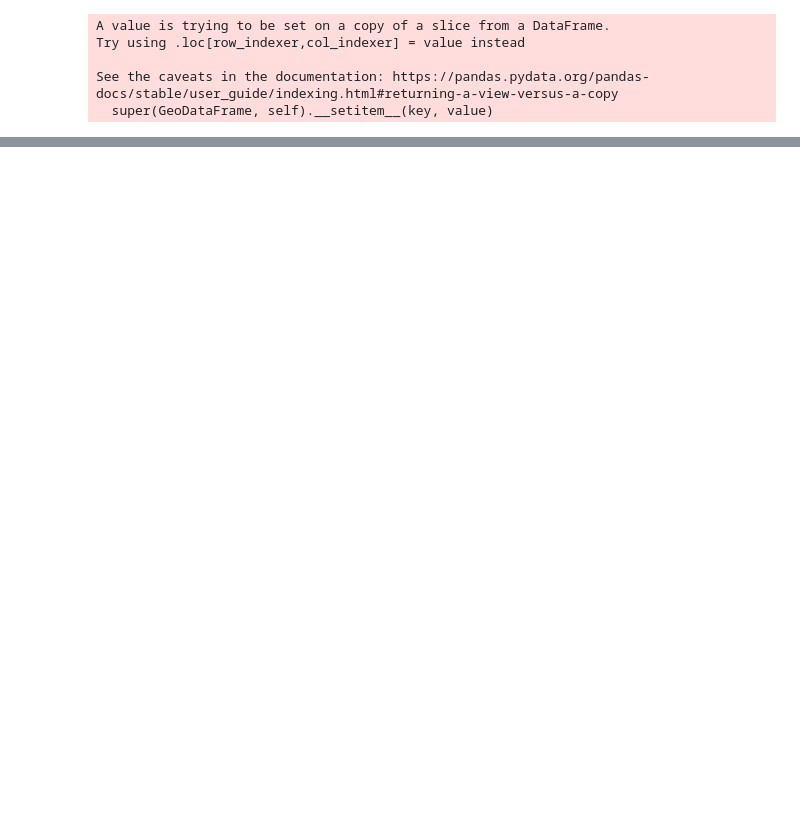
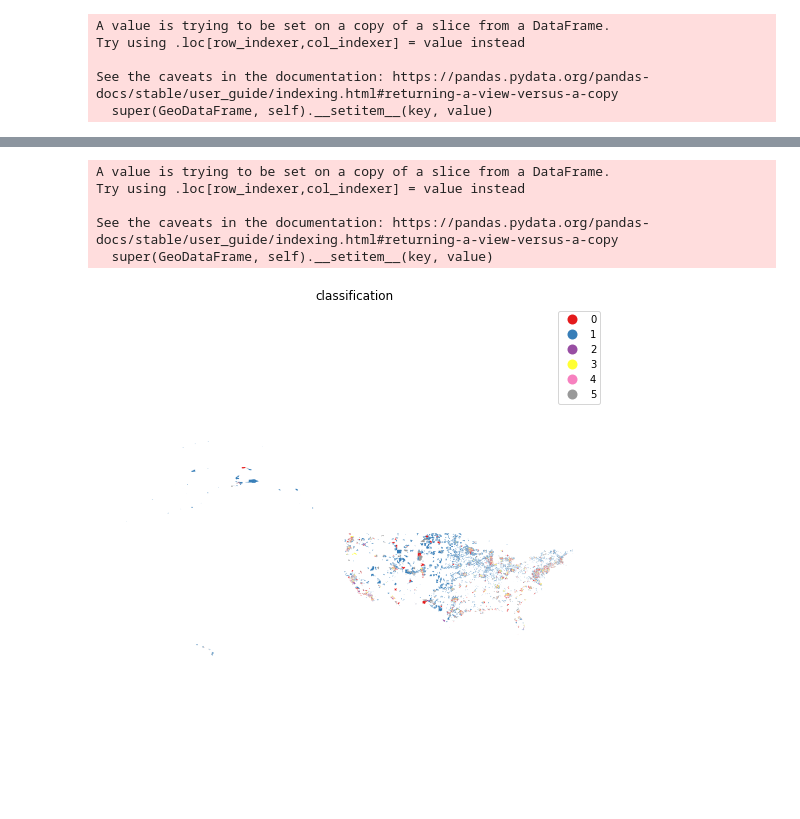
Before and after one commit to nadiiia/bumble_interview, a Jupyter notebook: Bumble_interview.ipynb, the cells around one changed output, grey strips where cells are left out. Cells and saved outputs as stored; diff of their text form; code cells hidden in the pictures; blank space fills up the shorter version.

Commit message:
added new columns and viz

```diff
--- a/Bumble_interview.ipynb
+++ b/Bumble_interview.ipynb
@@ -359,0 +284,29 @@ Datum: World Geodetic System 1984
+# %%
+#trying 6 clusters
+
+kmeans6 = cluster.KMeans(n_clusters=6)
+k6cls = kmeans6.fit(gdf_18_45_high_inc[ethnic_groups])
+gdf_18_45_high_inc['k6cls'] = k6cls.labels_
+# %% [output]
+A value is trying to be set on a copy of a slice from a DataFrame.
+Try using .loc[row_indexer,col_indexer] = value instead
+
+See the caveats in the documentation: https://pandas.pydata.org/pandas-docs/stable/user_guide/indexing.html#returning-a-view-versus-a-copy
+  super(GeoDataFrame, self).__setitem__(key, value)
+# %%
+## Mapping the categories
+
+# Setup figure and ax
+f, ax = plt.subplots(1, figsize=(9, 9))
+# Plot unique values choropleth including a legend and with no boundary lines
+gdf_18_45_high_inc.plot(column='k6cls', categorical=True,cmap='Set1', legend=True, linewidth=0, ax=ax)
+# Remove axis
+ax.set_axis_off()
+# Keep axes proportionate
+plt.axis('equal')
+# Add title
+plt.title('classification')
+# Display the map
+plt.show()
+# %% [output]
+[figure, added]
```
Also changed, not shown: parts of 69 cells of this notebook.
